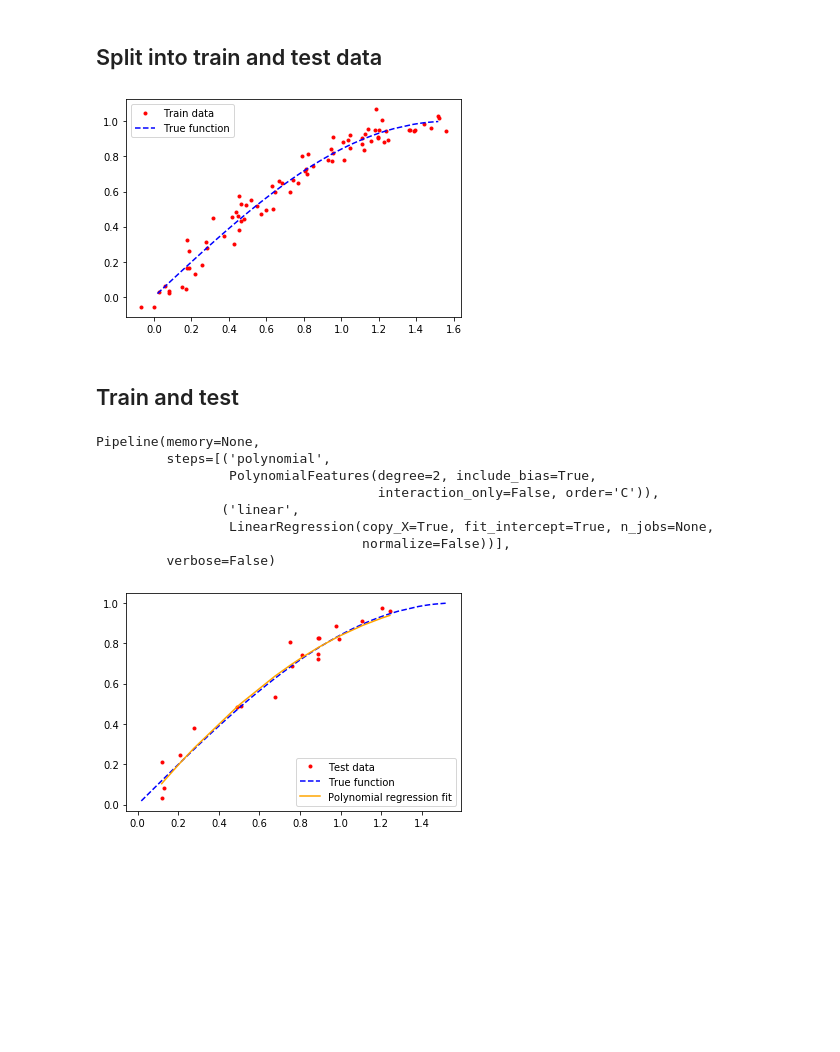
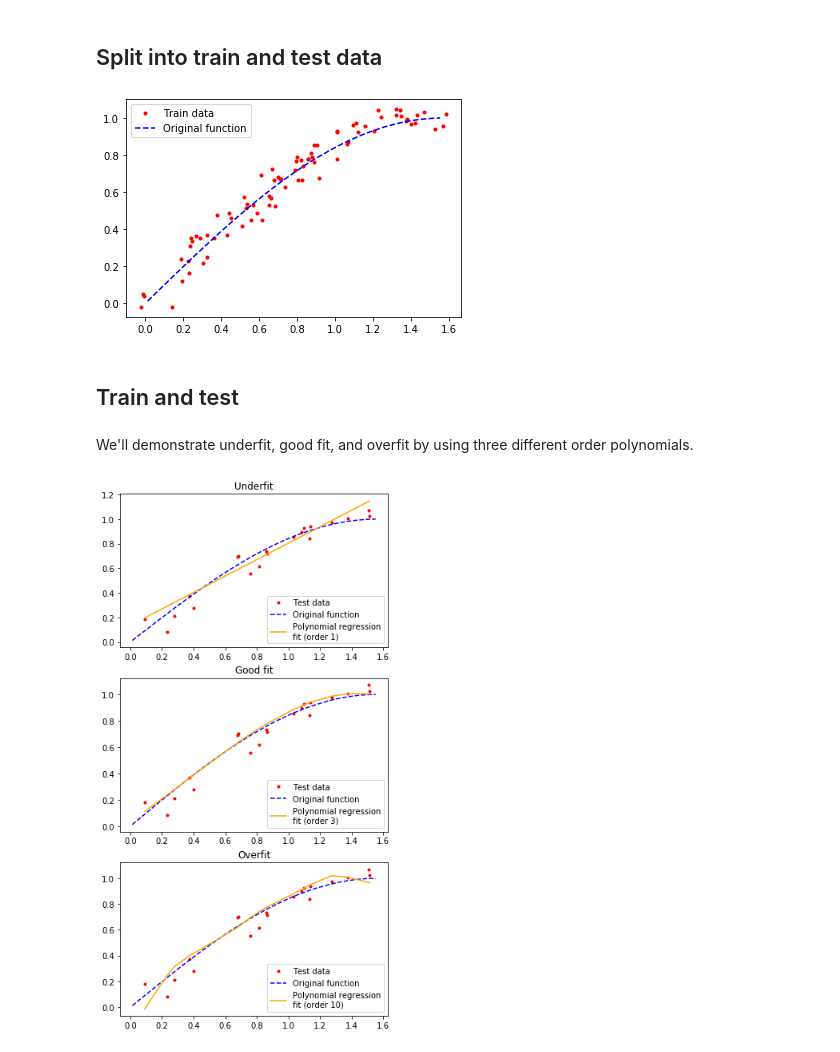
Before and after one commit to seddonr/ML_examples, a Jupyter notebook: polynomial_regression_univar.ipynb, the cells around one changed output. Cells and saved outputs as stored; diff of their text form; code cells hidden in the pictures; blank space fills up the shorter version.

Commit message:
Add under-, good-, over-fit examples.

```diff
--- a/polynomial_regression_univar.ipynb
+++ b/polynomial_regression_univar.ipynb
@@ -56,28 +58,14 @@ x_test = x_test[order_test]
 y_test = y_test[order_test]
 # %%
 plt.plot(x_train, y_train, 'r.', label='Train data')
-plt.plot(x_true, y_true, 'b--', label='True function')
+plt.plot(x_true, y_true, 'b--', label='Original function')
 plt.legend()
 plt.show()
 # %% [output]
-[figure, old version]
+[figure, new version]
 # %% [markdown]
 ## Train and test
 # %%
-model = Pipeline([('polynomial', PolynomialFeatures(degree=2)),
-                 ('linear', LinearRegression())])
-
-# LinearRegression needs 2D input
+# LinearRegression() needs 2D input
 x_train = x_train[:, np.newaxis]
 x_test = x_test[:, np.newaxis]
-
-model.fit(x_train, y_train)
-# %% [output]
-Pipeline(memory=None,
-         steps=[('polynomial',
-                 PolynomialFeatures(degree=2, include_bias=True,
-                                    interaction_only=False, order='C')),
-                ('linear',
-                 LinearRegression(copy_X=True, fit_intercept=True, n_jobs=None,
-                                  normalize=False))],
-         verbose=False)
@@ -87,8 +72,32 @@ y_pred = model.predict(x_test)
+# %% [markdown]
+We'll demonstrate underfit, good fit, and overfit by using three different order polynomials.
+# %%
+# Orders of polynomials
+degrees = [1, 3, 10]
+
+plot_titles=['Underfit', 'Good fit', 'Overfit']
+n_degrees = len(degrees)
 # %%
-plt.plot(x_test, y_test, 'r.', label='Test data')
-plt.plot(x_true, y_true, 'b--', label='True function')
-plt.plot(x_test, y_pred, color='orange', label='Polynomial regression fit')
-plt.legend()
+plt.figure(figsize=(6, 12))
+for i in range(n_degrees):
+    # Train
+    model = Pipeline([('polynomial', PolynomialFeatures(degree=degrees[i])),
+                     ('linear', LinearRegression())])
+
+    model.fit(x_train, y_train)
+
+    # Predict
+    y_pred = model.predict(x_test)
+
+    # Plot
+    plt.subplot(n_degrees, 1, i+1)
+    plt.plot(x_test, y_test, 'r.', label='Test data')
+    plt.plot(x_true, y_true, 'b--', label='Original function')
+    plt.plot(x_test, y_pred, color='orange',
+             label='Polynomial regression\nfit (order %d)' %(degrees[i]))
+    plt.title(plot_titles[i])
+    plt.legend(loc='lower right')
+
 plt.show()
 # %% [output]
-[figure, old version]
+[figure, new version]
```
Also changed, not shown: parts of 3 cells of this notebook.
